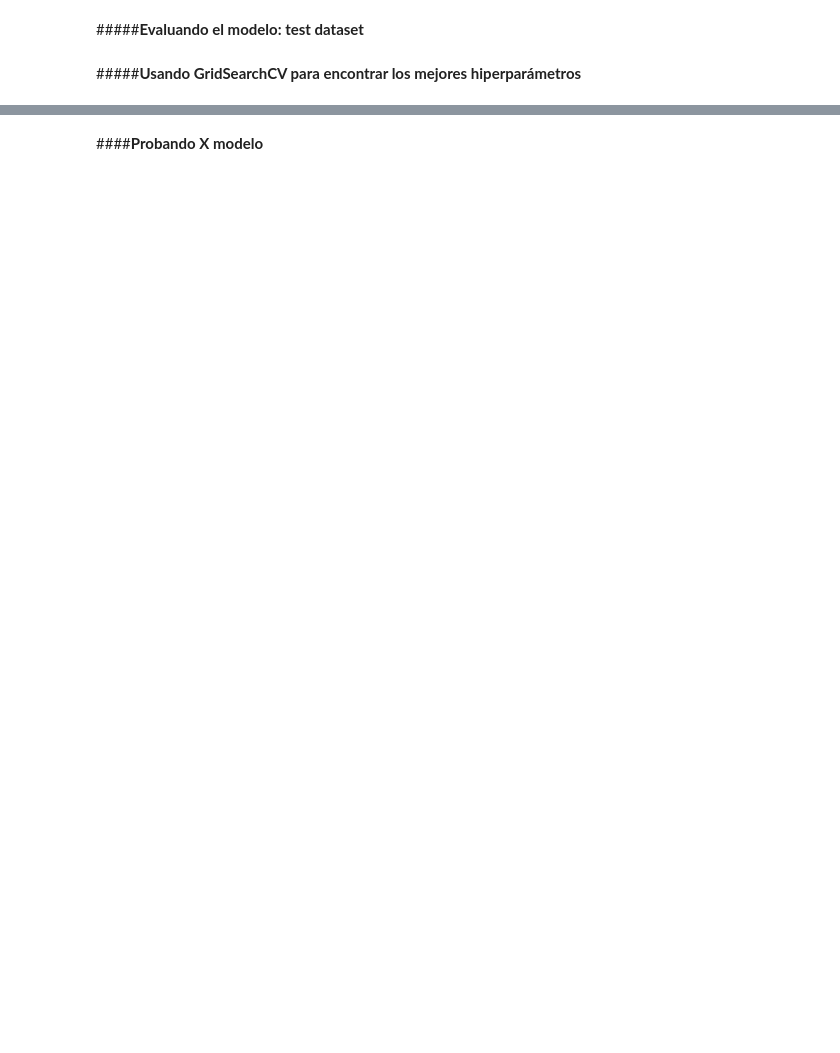
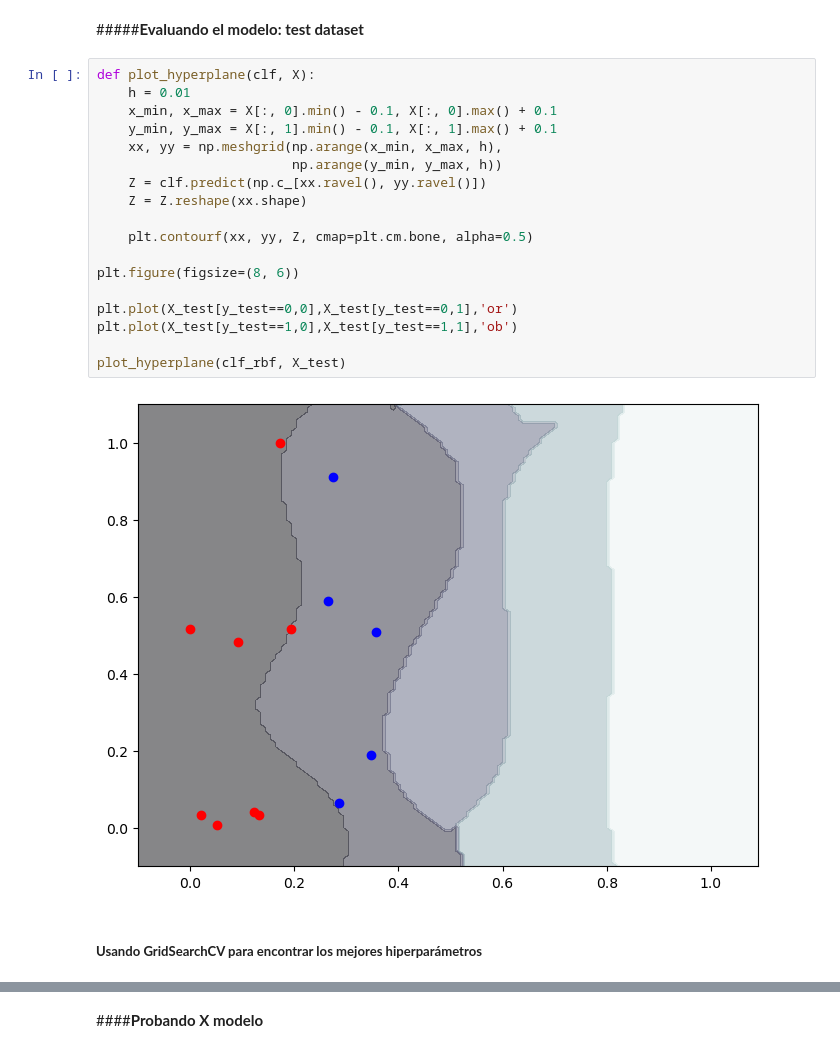
Before and after one commit to CristianPerafan/ArtificiallIntelligence, a Jupyter notebook: Segunda parte/Laboratorio_2.ipynb, the cells around one changed output, grey strips where cells are left out. Drawn from its saved outputs; the diff is of its cells as text; blank space fills up the shorter version.

```diff
--- a/Segunda parte/Laboratorio_2.ipynb
+++ b/Segunda parte/Laboratorio_2.ipynb
@@ -624,4 +714,24 @@ Es importante que compares e interpretes las métricas arrojadas tanto para el d
 # %% [markdown]
 #####**Evaluando el modelo: test dataset**
+# %%
+def plot_hyperplane(clf, X):
+    h = 0.01
+    x_min, x_max = X[:, 0].min() - 0.1, X[:, 0].max() + 0.1
+    y_min, y_max = X[:, 1].min() - 0.1, X[:, 1].max() + 0.1
+    xx, yy = np.meshgrid(np.arange(x_min, x_max, h),
+                         np.arange(y_min, y_max, h))
+    Z = clf.predict(np.c_[xx.ravel(), yy.ravel()])
+    Z = Z.reshape(xx.shape)
+
+    plt.contourf(xx, yy, Z, cmap=plt.cm.bone, alpha=0.5)
+
+plt.figure(figsize=(8, 6))
+
+plt.plot(X_test[y_test==0,0],X_test[y_test==0,1],'or')
+plt.plot(X_test[y_test==1,0],X_test[y_test==1,1],'ob')
+
+plot_hyperplane(clf_rbf, X_test)
+# %% [output]
+[figure, added]
 # %% [markdown]
-#####**Usando GridSearchCV para encontrar los mejores hiperparámetros**
+##### **Usando GridSearchCV para encontrar los mejores hiperparámetros**
```
Also changed, not shown: parts of 23 cells of this notebook.
